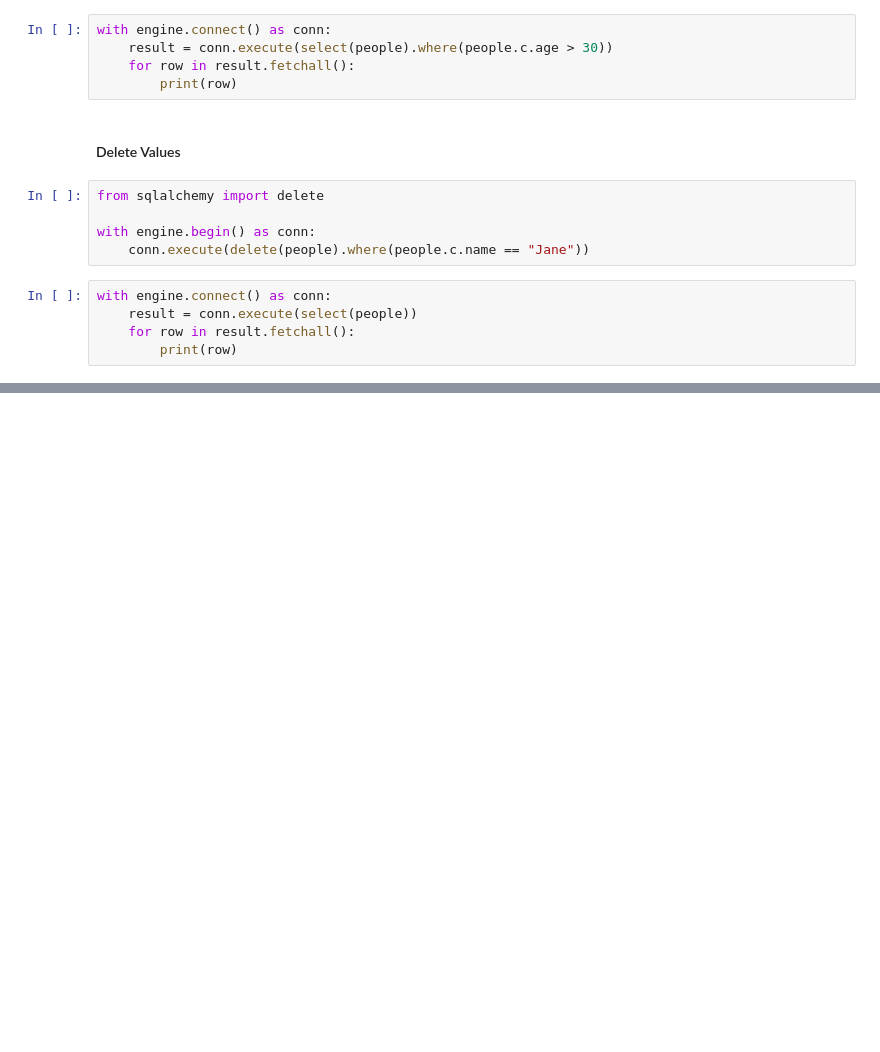
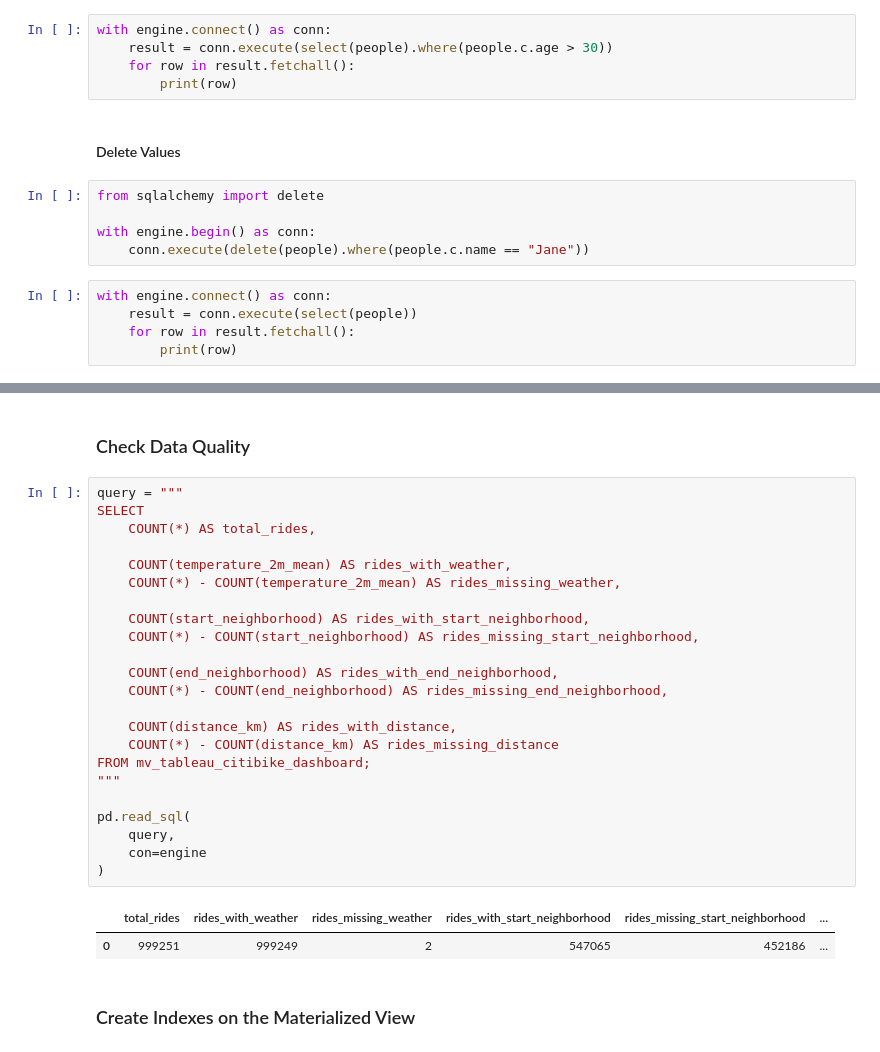
Before and after one commit to VahYavryan/citibike_project, a Jupyter notebook: notebook/06_sqlalchemy_with_citibike.ipynb, the cells around one changed output, grey strips where cells are left out. Cells and saved outputs as stored; diff of their text form; blank space fills up the shorter version.

```diff
--- a/notebook/06_sqlalchemy_with_citibike.ipynb
+++ b/notebook/06_sqlalchemy_with_citibike.ipynb
@@ -809,0 +1007,30 @@ with engine.connect() as conn:
+# %% [markdown]
+### Check Data Quality
+# %%
+query = """
+SELECT
+    COUNT(*) AS total_rides,
+
+    COUNT(temperature_2m_mean) AS rides_with_weather,
+    COUNT(*) - COUNT(temperature_2m_mean) AS rides_missing_weather,
+
+    COUNT(start_neighborhood) AS rides_with_start_neighborhood,
+    COUNT(*) - COUNT(start_neighborhood) AS rides_missing_start_neighborhood,
+
+    COUNT(end_neighborhood) AS rides_with_end_neighborhood,
+    COUNT(*) - COUNT(end_neighborhood) AS rides_missing_end_neighborhood,
+
+    COUNT(distance_km) AS rides_with_distance,
+    COUNT(*) - COUNT(distance_km) AS rides_missing_distance
+FROM mv_tableau_citibike_dashboard;
+"""
+
+pd.read_sql(
+    query,
+    con=engine
+)
+# %% [output]
+|  | total_rides | rides_with_weather | rides_missing_weather | rides_with_start_neighborhood | rides_missing_start_neighborhood | ... |
+| 0 | 999251 | 999249 | 2 | 547065 | 452186 | ... |
+# %% [markdown]
+### Create Indexes on the Materialized View
```
Also changed, not shown: parts of 20 cells of this notebook.
